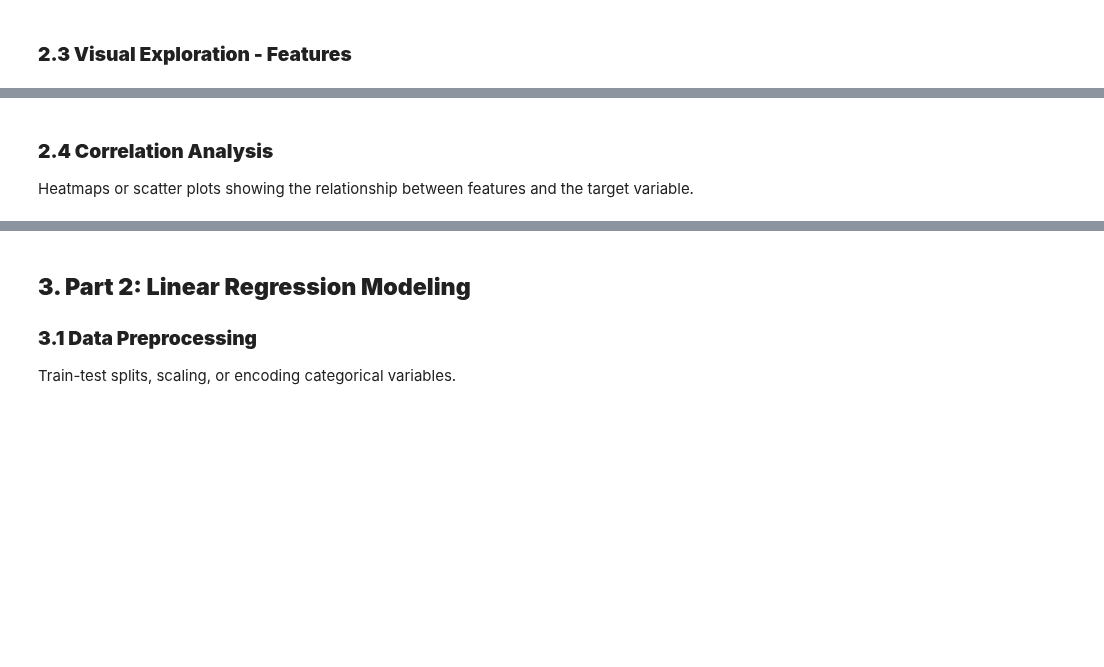
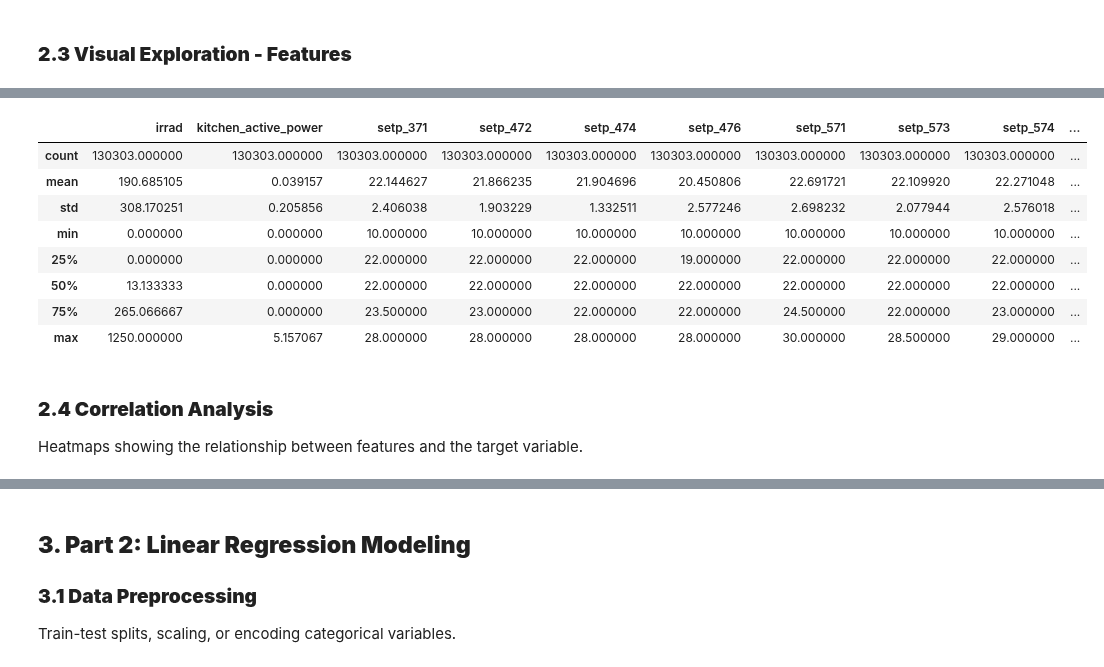
Before and after one commit to VonRiecken/Energy-Data-Engineering, a Jupyter notebook: main/ede_WS2526_project_9_ay_JR.ipynb, the cells around one changed output, grey strips where cells are left out. Drawn from its saved outputs; the diff is of its cells as text; code cells hidden in the pictures; blank space fills up the shorter version.

```diff
--- a/main/ede_WS2526_project_9_ay_JR.ipynb
+++ b/main/ede_WS2526_project_9_ay_JR.ipynb
@@ -445,7 +501,20 @@ todo:describe above
+# %%
+# first statistical impression of the data
+X.describe()
+# %% [output]
+|  | irrad | kitchen_active_power | setp_371 | setp_472 | setp_474 | setp_476 | setp_571 | setp_573 | setp_574 | ... |
+| count | 130303.000000 | 130303.000000 | 130303.000000 | 130303.000000 | 130303.000000 | 130303.000000 | 130303.000000 | 130303.000000 | 130303.000000 | ... |
+| mean | 190.685105 | 0.039157 | 22.144627 | 21.866235 | 21.904696 | 20.450806 | 22.691721 | 22.109920 | 22.271048 | ... |
+| std | 308.170251 | 0.205856 | 2.406038 | 1.903229 | 1.332511 | 2.577246 | 2.698232 | 2.077944 | 2.576018 | ... |
+| min | 0.000000 | 0.000000 | 10.000000 | 10.000000 | 10.000000 | 10.000000 | 10.000000 | 10.000000 | 10.000000 | ... |
+| 25% | 0.000000 | 0.000000 | 22.000000 | 22.000000 | 22.000000 | 19.000000 | 22.000000 | 22.000000 | 22.000000 | ... |
+| 50% | 13.133333 | 0.000000 | 22.000000 | 22.000000 | 22.000000 | 22.000000 | 22.000000 | 22.000000 | 22.000000 | ... |
+| 75% | 265.066667 | 0.000000 | 23.500000 | 23.000000 | 22.000000 | 22.000000 | 24.500000 | 22.000000 | 23.000000 | ... |
+| max | 1250.000000 | 5.157067 | 28.000000 | 28.000000 | 28.000000 | 28.000000 | 30.000000 | 28.500000 | 29.000000 | ... |
 # %% [markdown]
 ### **2.4 Correlation Analysis**
 
-Heatmaps or scatter plots showing the relationship between features and the target variable.
+Heatmaps showing the relationship between features and the target variable.
 # %% [markdown]
 ### Heatmap: Relationships between features and target
 
```
Also changed, not shown: parts of 26 cells of this notebook.
